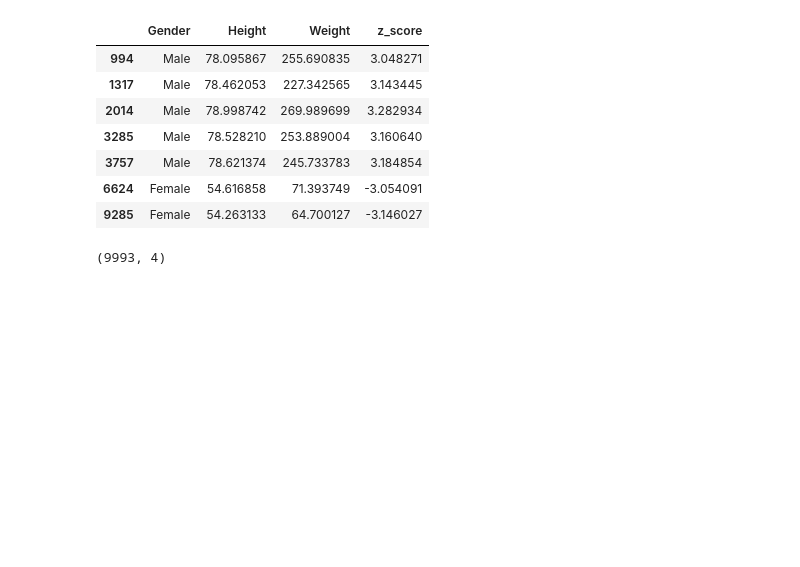
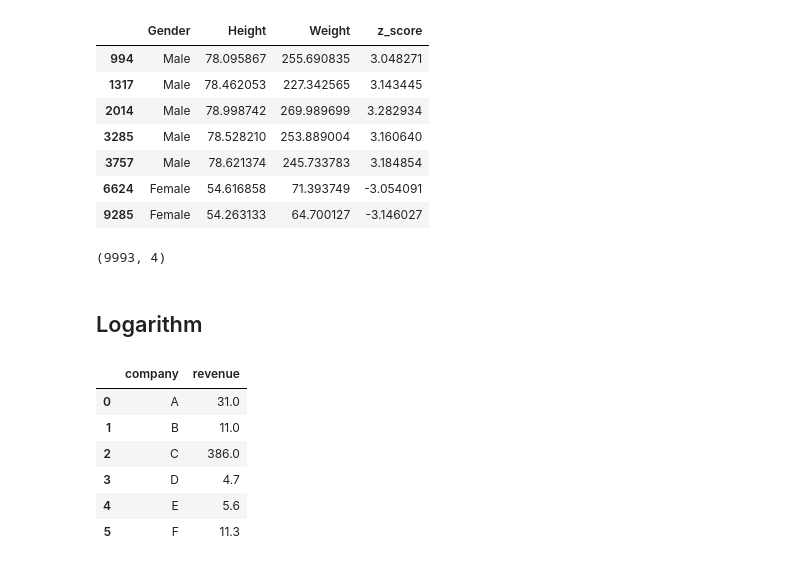
Before and after one commit to 8ad40n/Exploring-ML, a Jupyter notebook: Statistics for ML/statistics.ipynb, the cells around one changed output. Saved outputs shown, nothing was run; the diff lists cells and outputs as text; code cells hidden in the pictures; blank space fills up the shorter version.

Commit message:
Logarithm

```diff
--- a/Statistics for ML/statistics.ipynb
+++ b/Statistics for ML/statistics.ipynb
@@ -238,3 +239,16 @@ df1_no_outlier = df1[(df1.z_score > -3) & (df1.z_score < 3)]
 df1_no_outlier.shape
 # %% [output]
 (9993, 4)
+# %% [markdown]
+## Logarithm
+# %%
+df2 = pd.read_csv("revenue.csv")
+df2
+# %% [output]
+|  | company | revenue |
+| 0 | A | 31.0 |
+| 1 | B | 11.0 |
+| 2 | C | 386.0 |
+| 3 | D | 4.7 |
+| 4 | E | 5.6 |
+| 5 | F | 11.3 |
```
Also changed, not shown: parts of 3 cells of this notebook, 1 other file.
